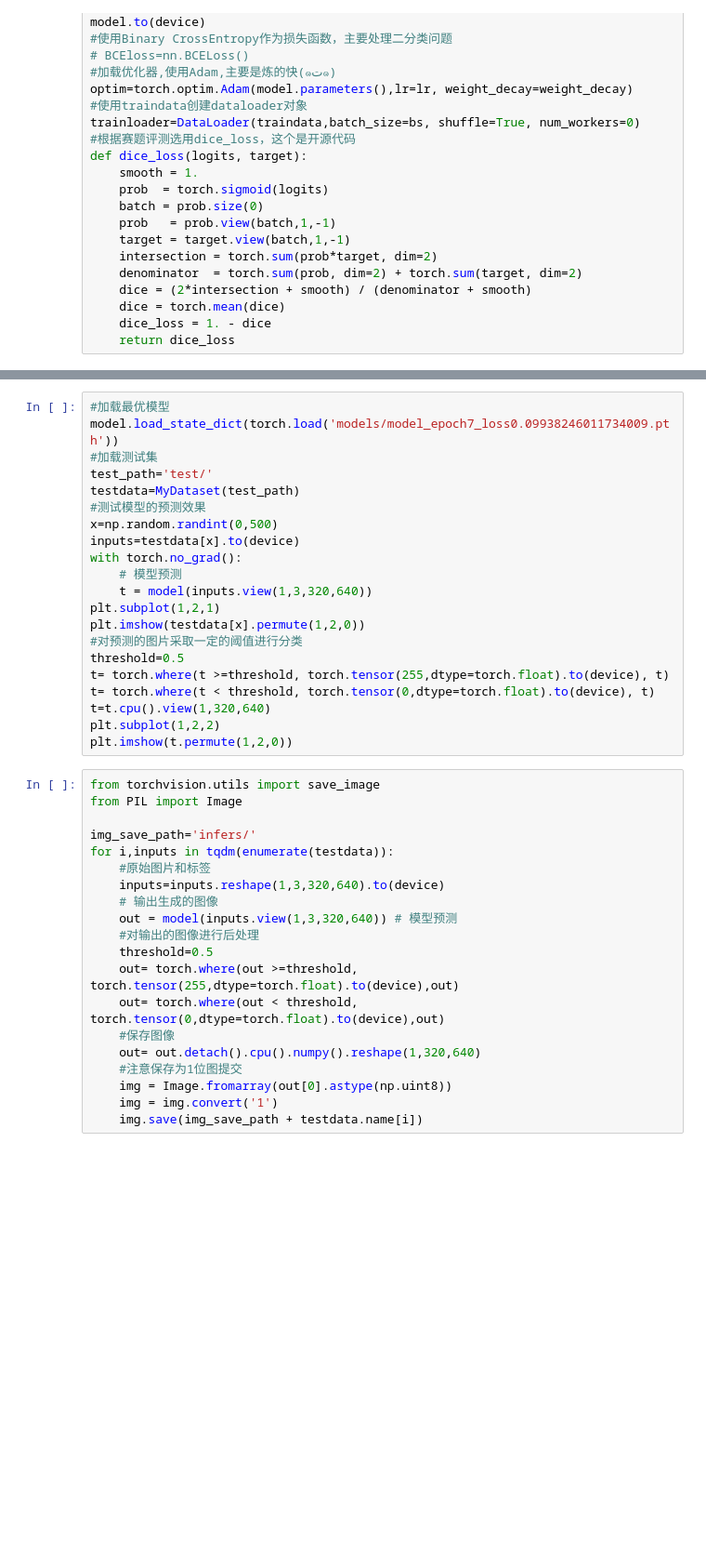
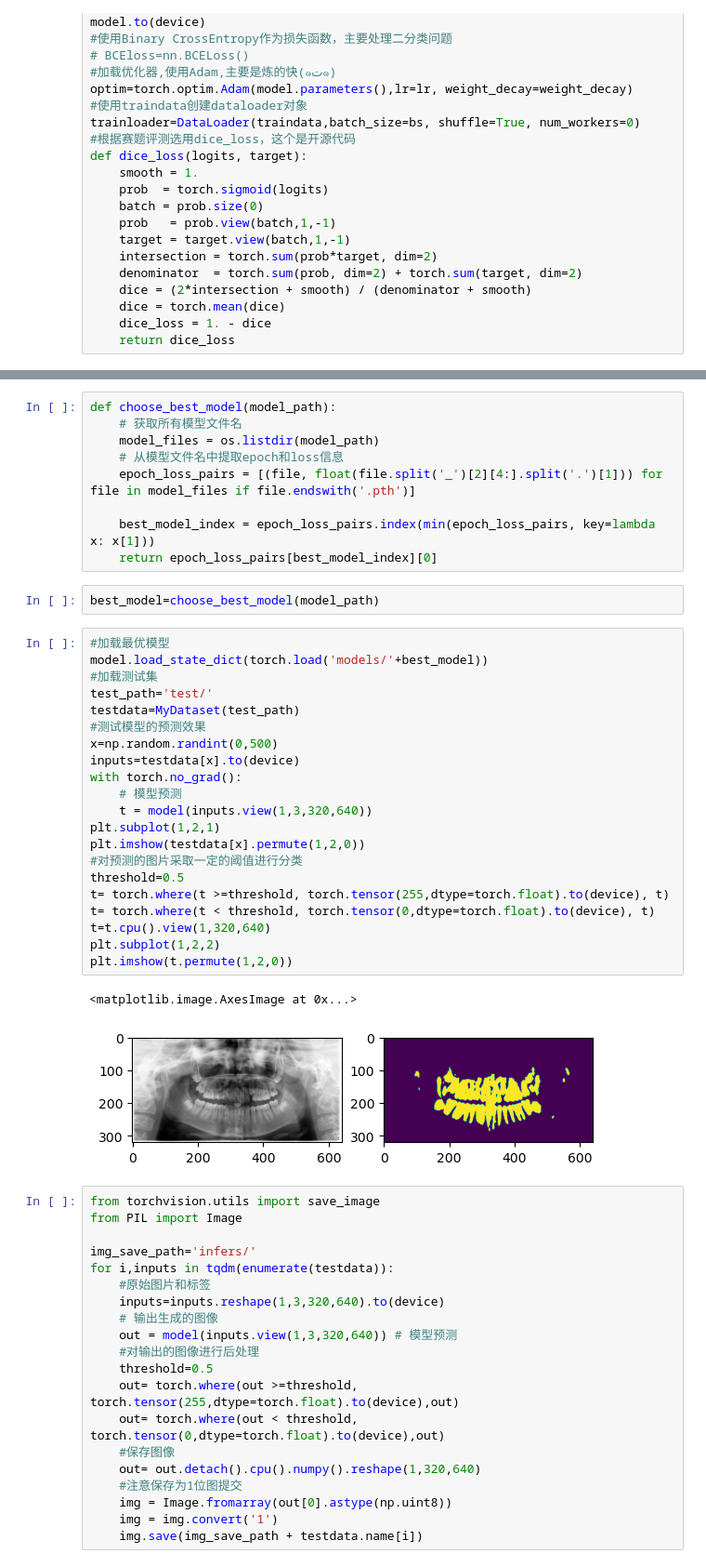
Before and after one commit to ZJOU-ChickenSoup/MICCAI-2023-Challenges, a Jupyter notebook: src/baseline.ipynb, the cells around one changed output, grey strips where cells are left out. Shown: that part at 93% size. Drawn from its saved outputs; the diff is of its cells as text; blank space fills up the shorter version.

```diff
--- a/src/baseline.ipynb
+++ b/src/baseline.ipynb
@@ -179,24 +184,38 @@ RuntimeError: The size of tensor a (2) must match the size of tensor b (16384) a
+# %%
+def choose_best_model(model_path):
+    # 获取所有模型文件名
+    model_files = os.listdir(model_path)
+    # 从模型文件名中提取epoch和loss信息
+    epoch_loss_pairs = [(file, float(file.split('_')[2][4:].split('.')[1])) for file in model_files if file.endswith('.pth')]
+
+    best_model_index = epoch_loss_pairs.index(min(epoch_loss_pairs, key=lambda x: x[1]))
+    return epoch_loss_pairs[best_model_index][0]
+# %%
+best_model=choose_best_model(model_path)
 # %%
 #加载最优模型
-model.load_state_dict(torch.load('models/model_epoch7_loss0.09938246011734009.pth'))
+model.load_state_dict(torch.load('models/'+best_model))
 #加载测试集
 test_path='test/'
 testdata=MyDataset(test_path)
 #测试模型的预测效果
 x=np.random.randint(0,500)
 inputs=testdata[x].to(device)
 with torch.no_grad():
     # 模型预测
     t = model(inputs.view(1,3,320,640))
 plt.subplot(1,2,1)
 plt.imshow(testdata[x].permute(1,2,0))
 #对预测的图片采取一定的阈值进行分类
 threshold=0.5
 t= torch.where(t >=threshold, torch.tensor(255,dtype=torch.float).to(device), t)
 t= torch.where(t < threshold, torch.tensor(0,dtype=torch.float).to(device), t)
 t=t.cpu().view(1,320,640)
 plt.subplot(1,2,2)
 plt.imshow(t.permute(1,2,0))
+# %% [output]
+<matplotlib.image.AxesImage at 0x...>
+[figure, added]
 # %%
 from torchvision.utils import save_image
 from PIL import Image
```
Also changed, not shown: parts of 2 cells of this notebook.
